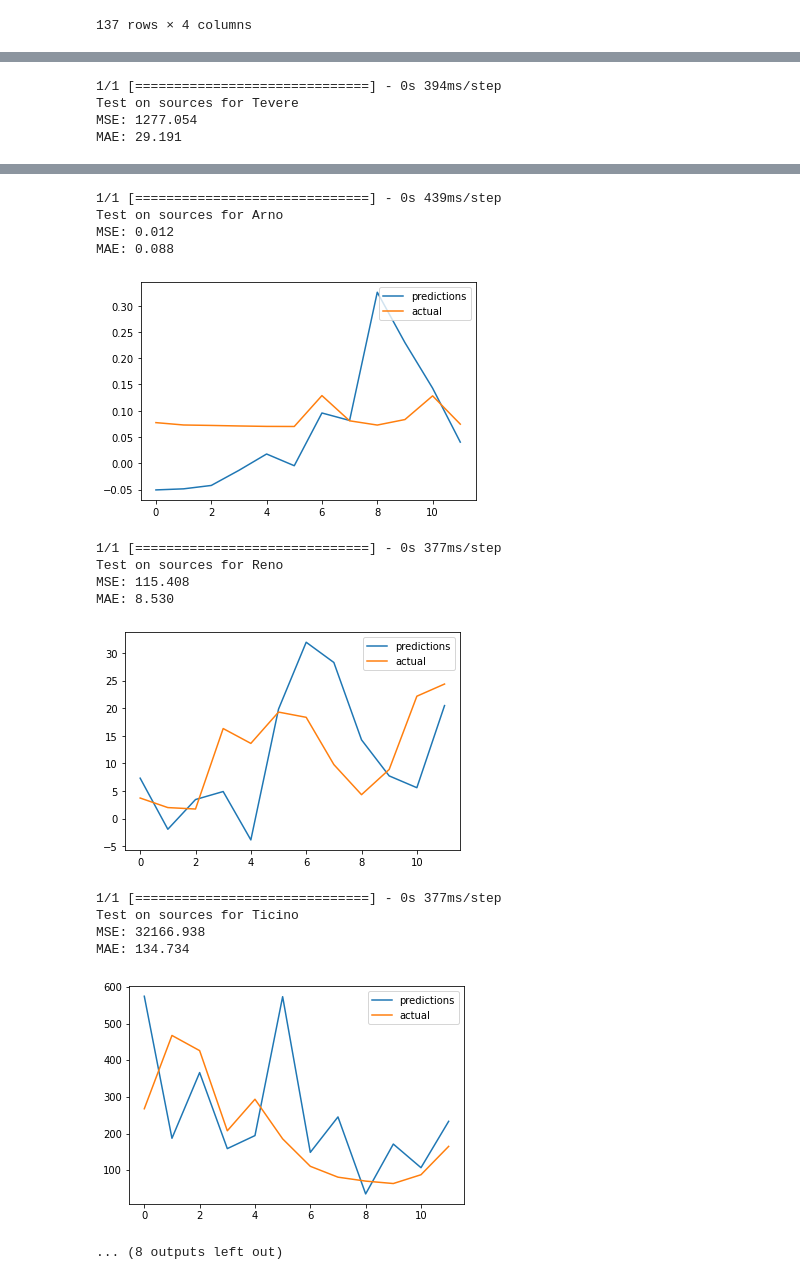
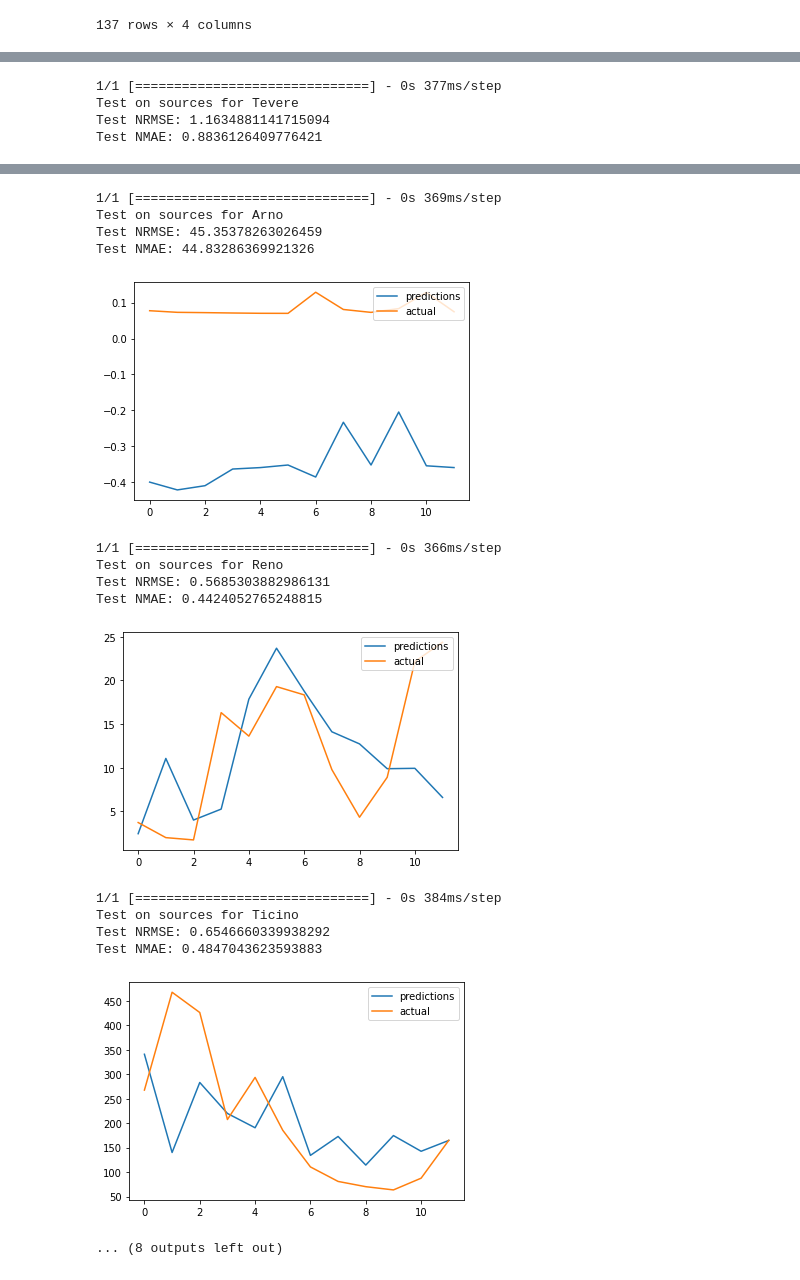
Before and after one commit to kode-git/copernicus, a Jupyter notebook: notebooks/data_modelling.ipynb, the cells around one changed output, grey strips where cells are left out. Saved outputs shown, nothing was run; the diff lists cells and outputs as text; code cells hidden in the pictures.

Commit message:
measures on nmae nmrse

```diff
--- a/notebooks/data_modelling.ipynb
+++ b/notebooks/data_modelling.ipynb
@@ -987,6 +987,8 @@ for name in sources:
     test_results = pd.DataFrame(data={'Preds': test_predictions, 'Actuals':y_test})
     rmse = math.sqrt(mean_squared_error(test_predictions, y_test))
     mae = mean_absolute_error(test_predictions, y_test)
+    diff_percentile = abs(np.percentile(y_test, 25) - np.percentile(y_test, 75))
+
     nrmse = rmse / diff_percentile
     nmae = mae / diff_percentile
 
@@ -1054,6 +1058,7 @@ for name in sources:
     rmse = math.sqrt(mean_squared_error(test_predictions, y_test))
     mae = mean_absolute_error(test_predictions, y_test)
     print('Test on mouths for '+name)
+    diff_percentile = abs(np.percentile(y_test, 25) - np.percentile(y_test, 75))
     nrmse = rmse / diff_percentile
     nmae = mae / diff_percentile
     print('Test NRMSE: {}'.format(nrmse))
@@ -1133,9 +1138,10 @@ for name in sources:
     rmse = math.sqrt(mean_squared_error(test_predictions, y_test))
     mae = mean_absolute_error(test_predictions, y_test)
     print('Test on sources for '+name)
+    diff_percentile = abs(np.percentile(y_test, 25) - np.percentile(y_test, 75))
     nrmse = rmse / diff_percentile
     nmae = mae / diff_percentile
-    ('Test NRMSE: {}'.format(nrmse))
+    print('Test NRMSE: {}'.format(nrmse))
     print('Test NMAE: {}'.format(nmae))
     plt.plot(test_predictions, label='predictions')
     plt.plot(y_test, label='actual')
@@ -1155,4 +1161,4 @@ MAE: 8.414
-1/1 [==============================] - 0s 394ms/step
+1/1 [==============================] - 0s 377ms/step
 Test on sources for Tevere
-MSE: 1277.054
-MAE: 29.191
+Test NRMSE: 1.1634881141715094
+Test NMAE: 0.8836126409776421
@@ -1160,18 +1166,18 @@ MAE: 29.191
-1/1 [==============================] - 0s 439ms/step
+1/1 [==============================] - 0s 369ms/step
 Test on sources for Arno
-MSE: 0.012
-MAE: 0.088
+Test NRMSE: 45.35378263026459
+Test NMAE: 44.83286369921326
-[figure, old version]
+[figure, new version]
-1/1 [==============================] - 0s 377ms/step
+1/1 [==============================] - 0s 366ms/step
 Test on sources for Reno
-MSE: 115.408
-MAE: 8.530
+Test NRMSE: 0.5685303882986131
+Test NMAE: 0.4424052765248815
-[figure, old version]
+[figure, new version]
-1/1 [==============================] - 0s 377ms/step
+1/1 [==============================] - 0s 384ms/step
 Test on sources for Ticino
-MSE: 32166.938
-MAE: 134.734
+Test NRMSE: 0.6546660339938292
+Test NMAE: 0.4847043623593883
-[figure, old version]
+[figure, new version]
 ... (8 outputs left out)
 # %%
 for name in mounths:
```
Also changed, not shown: parts of 4 cells of this notebook.
